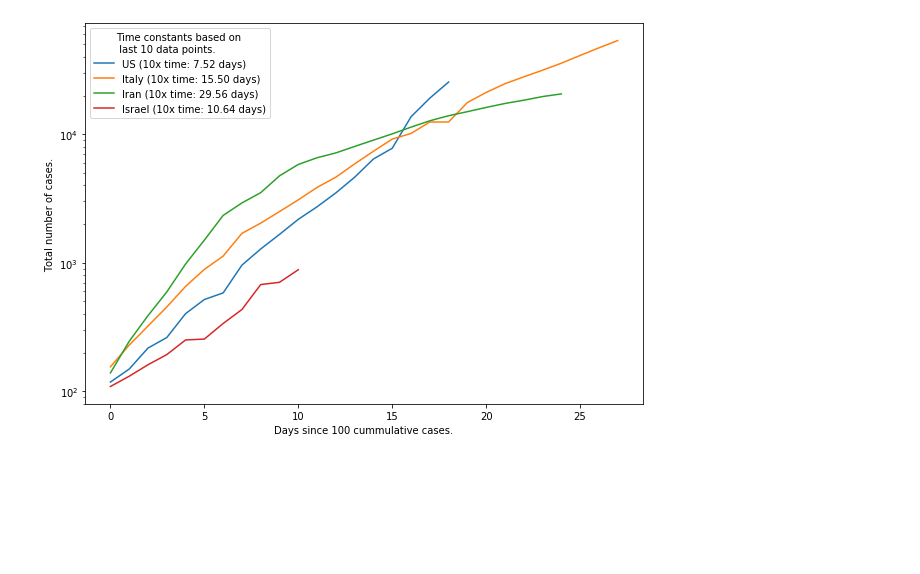
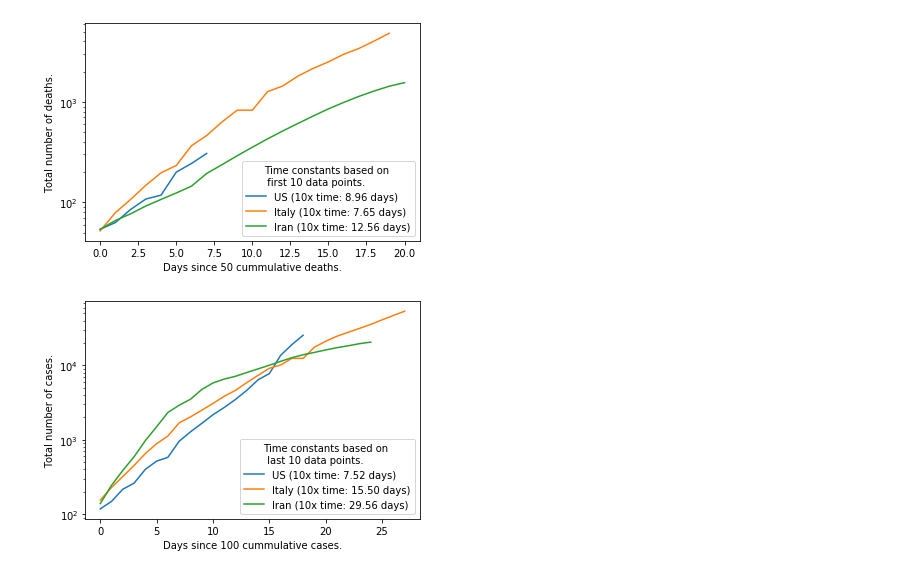
Before and after one commit to zonradkuse/covid-data-processing, a Jupyter notebook: non-interactive-plots.ipynb, the cells around one changed output. Saved outputs shown, nothing was run; the diff lists cells and outputs as text; code cells hidden in the pictures; blank space fills up the shorter version.

Commit message:
add ability to plot other data

```diff
--- a/non-interactive-plots.ipynb
+++ b/non-interactive-plots.ipynb
@@ -2,11 +2,21 @@
 import numpy as np
 import pandas as pd
 import plots
+# %%
+plots.semilog_cases_since(["US","Italy","Iran"],
+                          data_type="deaths",
+                          num_cases=50,
+                          time_constant_type=10,
+                          num_datapoints_fit=10,
+                          fit_first_last="first")
+# %% [output]
+[figure, added]
 # %%
-plots.semilog_cases_since(["US","Italy","Iran","Israel"],
-                          threshold_num_cases=100,
+plots.semilog_cases_since(["US","Italy","Iran"],
+                          data_type="cases",
+                          num_cases=100,
                           time_constant_type=10,
                           num_datapoints_fit=10,
                           fit_first_last="last")
 # %% [output]
-[figure, old version]
+[figure, new version]
```
Also changed, not shown: parts of 3 cells of this notebook, 1 other file.
